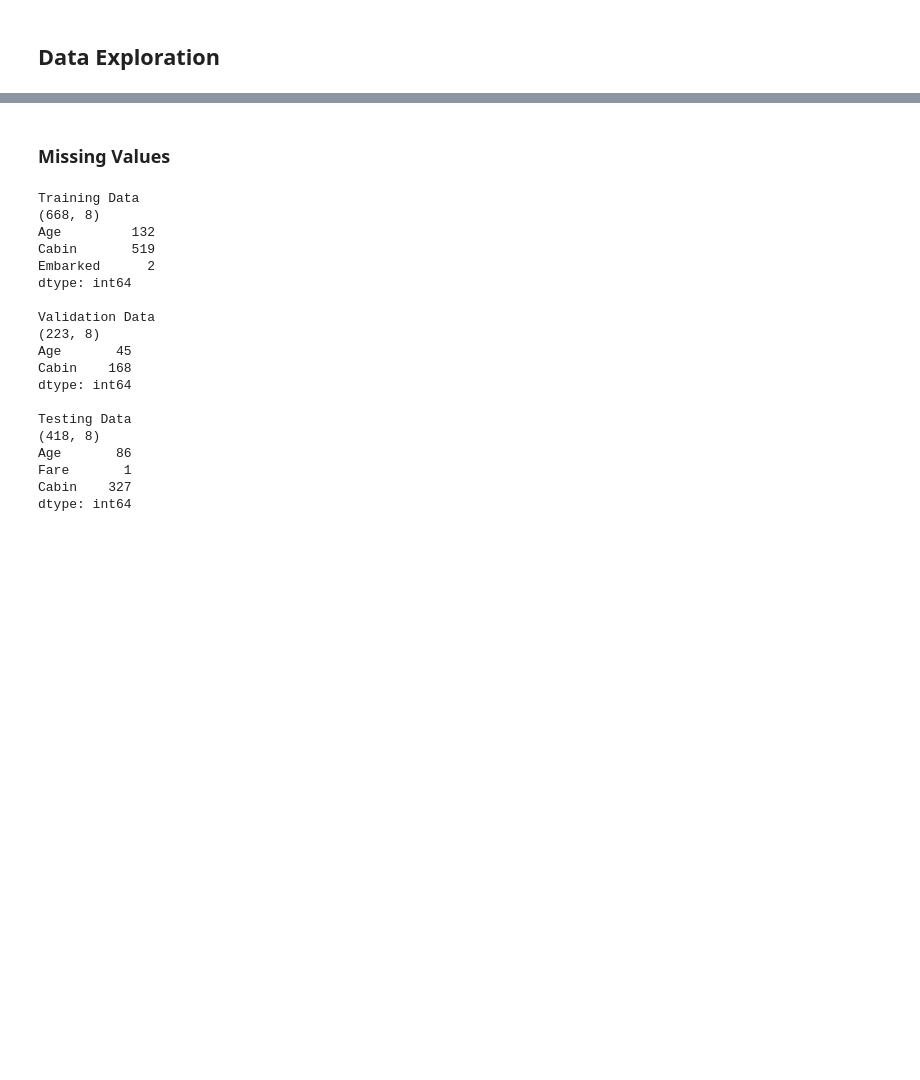
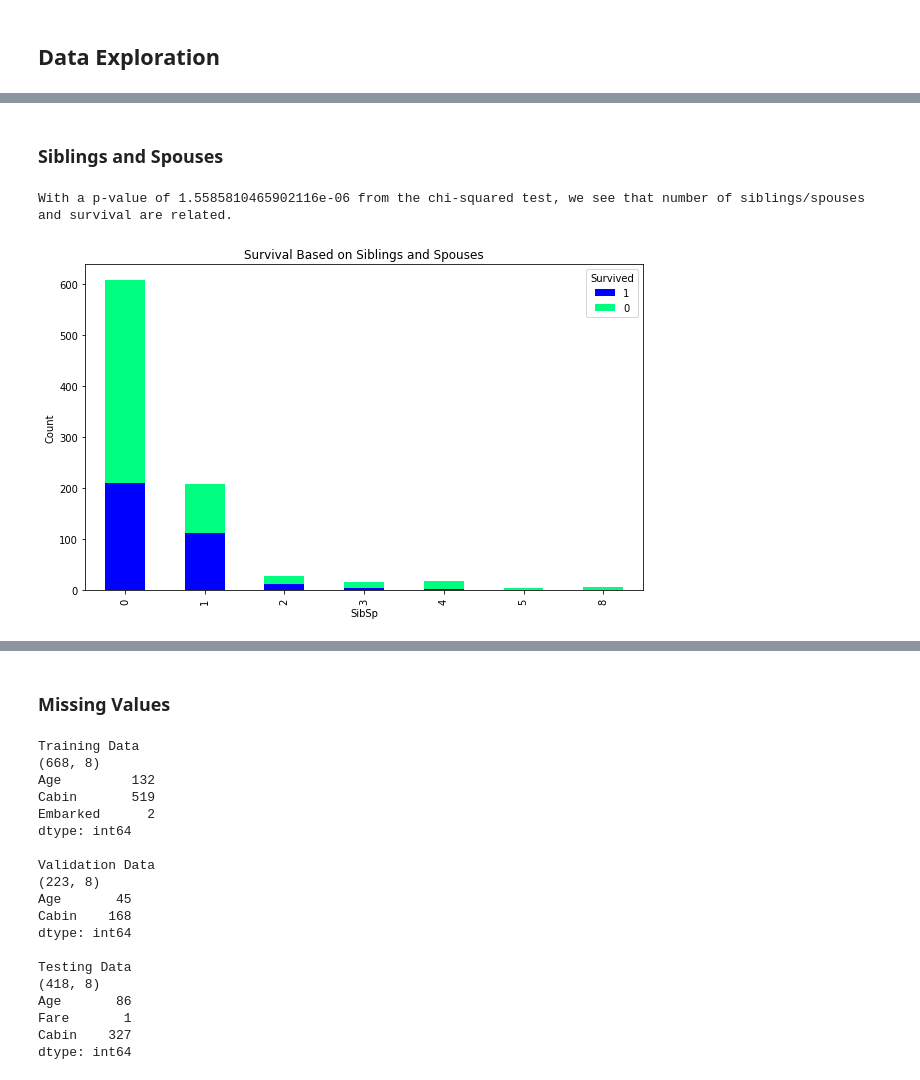
Before and after one commit to spencerhaich/Machine-Learning, a Jupyter notebook: titanic-machine-learning-practice-project.ipynb, the cells around one changed output, grey strips where cells are left out. Saved outputs shown, nothing was run; the diff lists cells and outputs as text; code cells hidden in the pictures; blank space fills up the shorter version.

```diff
--- a/titanic-machine-learning-practice-project.ipynb
+++ b/titanic-machine-learning-practice-project.ipynb
@@ -74,0 +131,14 @@ With a p-value of 1.1973570627755645e-58 from the chi-squared test, we see that
+# %% [markdown]
+### Siblings and Spouses
+# %%
+sib_survive = pd.crosstab(train['SibSp'], train['Survived']).sort_index(axis=1, ascending=False)
+sib_survive.plot.bar(stacked=True,
+                     title='Survival Based on Siblings and Spouses',
+                     ylabel='Count',
+                     colormap='winter',
+                     figsize=(10,6))
+chi2, p, dof, exp = stats.chi2_contingency(sib_survive)
+print('With a p-value of '+str(p)+' from the chi-squared test, we see that number of siblings/spouses and survival are related.')
+# %% [output]
+With a p-value of 1.5585810465902116e-06 from the chi-squared test, we see that number of siblings/spouses and survival are related.
+[figure, added]
```
Also changed, not shown: parts of 42 cells of this notebook.
